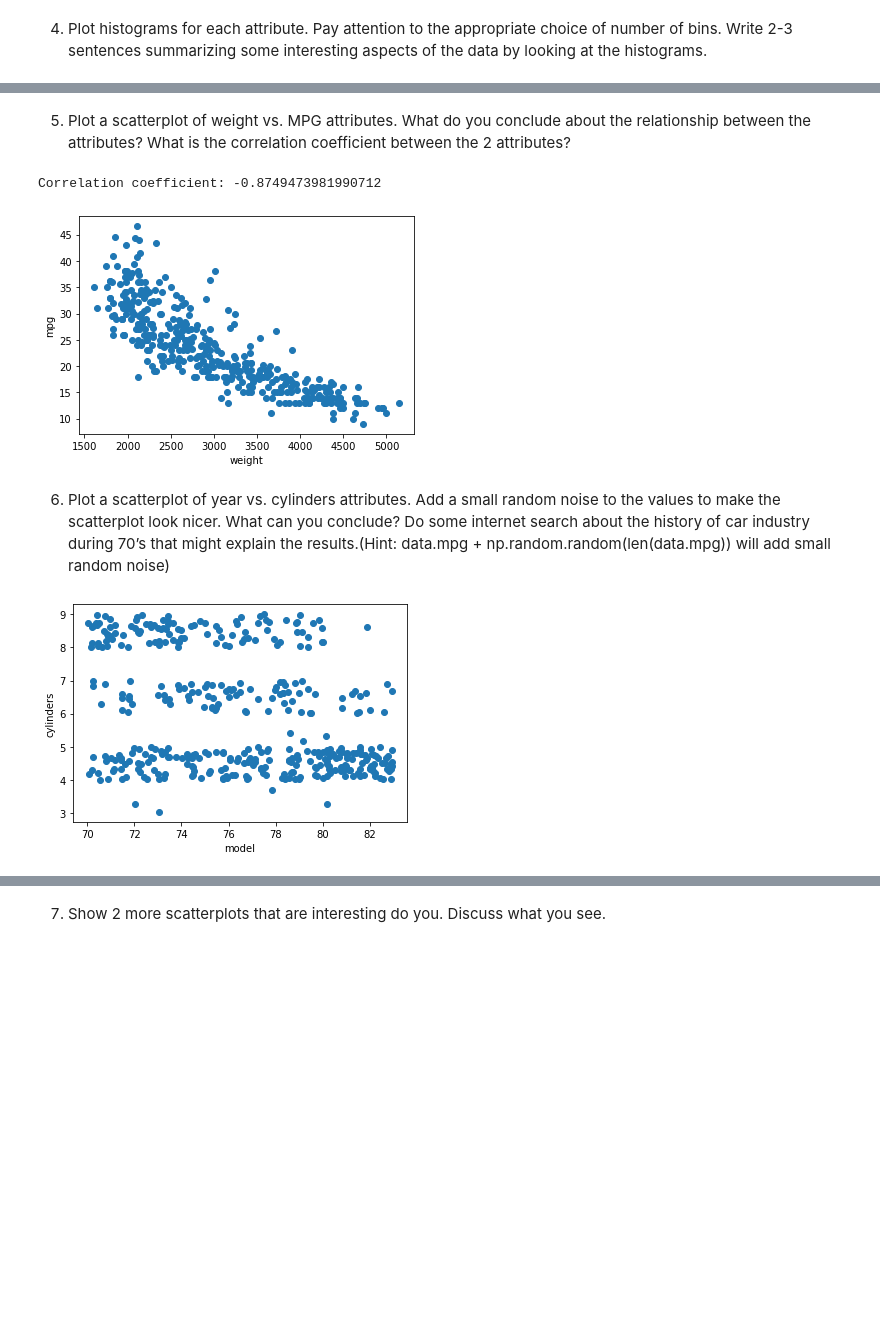
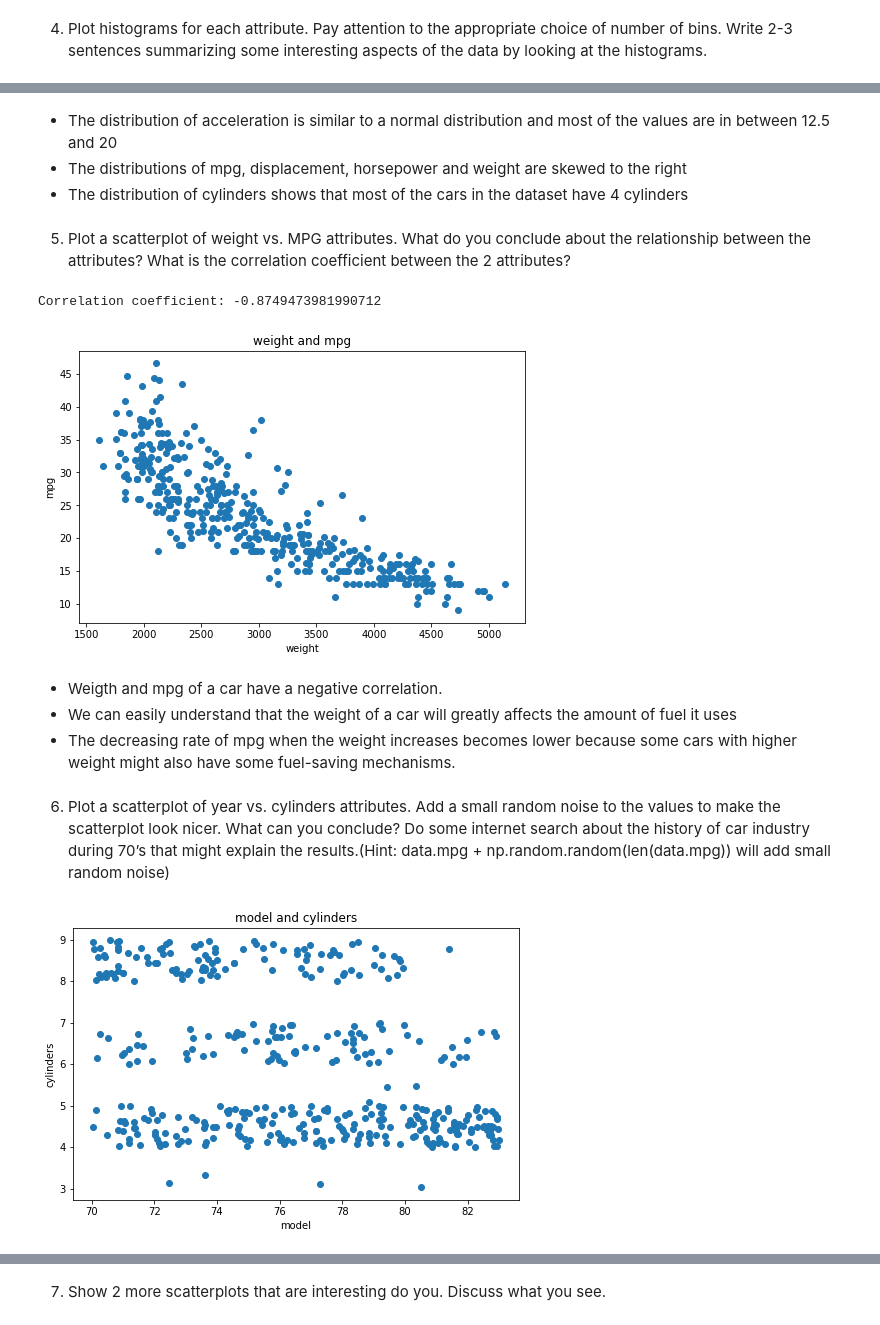
Before and after one commit to ndkhoa0704/Lab-3-DV-basics, a Jupyter notebook: 3.ipynb, the cells around one changed output, grey strips where cells are left out. Saved outputs shown, nothing was run; the diff lists cells and outputs as text; code cells hidden in the pictures; blank space fills up the shorter version.

```diff
--- a/3.ipynb
+++ b/3.ipynb
@@ -139,14 +129,24 @@ for i in range(4):
+# %% [markdown]
+- The distribution of acceleration is similar to a normal distribution and most of the values are in between 12.5 and 20
+- The distributions of mpg, displacement, horsepower and weight are skewed to the right
+- The distribution of cylinders shows that most of the cars in the dataset have 4 cylinders
 # %% [markdown]
 5. Plot a scatterplot of weight vs. MPG attributes. What do you conclude about the relationship
 between the attributes? What is the correlation coefficient between the 2 attributes?
 # %%
-plt.scatter(data['weight'], data['mpg']);
-plt.xlabel('weight')
-plt.ylabel('mpg')
+fig, ax = plt.subplots(figsize=(8, 5))
+ax.scatter(data['weight'], data['mpg']);
+ax.set_xlabel('weight')
+ax.set_ylabel('mpg')
+ax.set_title('weight and mpg')
 print('Correlation coefficient:', data[['weight','mpg']].corr(method='spearman').iloc[0, 1])
 # %% [output]
 Correlation coefficient: -0.8749473981990712
-[figure, old version]
+[figure, new version]
+# %% [markdown]
+- Weigth and mpg of a car have a negative correlation.
+- We can easily understand that the weight of a car will greatly affects the amount of fuel it uses
+- The decreasing rate of mpg when the weight increases becomes lower because some cars with higher weight might also have some fuel-saving mechanisms.
 # %% [markdown]
 6. Plot a scatterplot of year vs. cylinders attributes. Add a small random noise to the values to make
 the scatterplot look nicer. What can you conclude? Do some internet search about the history of car
@@ -155,9 +155,11 @@ will add small random noise)
 # %%
 x = data['model'] + np.random.random(len(data['model']))
 y = data['cylinders'] + np.random.random(len(data['cylinders']))
 
-plt.scatter(x, y)
-plt.xlabel('model')
-plt.ylabel('cylinders');
+fig, ax = plt.subplots(figsize=(8, 5))
+ax.scatter(x, y)
+ax.set_xlabel('model')
+ax.set_ylabel('cylinders')
+ax.set_title('model and cylinders');
 # %% [output]
-[figure, old version]
+[figure, new version]
```
Also changed, not shown: parts of 23 cells of this notebook.
